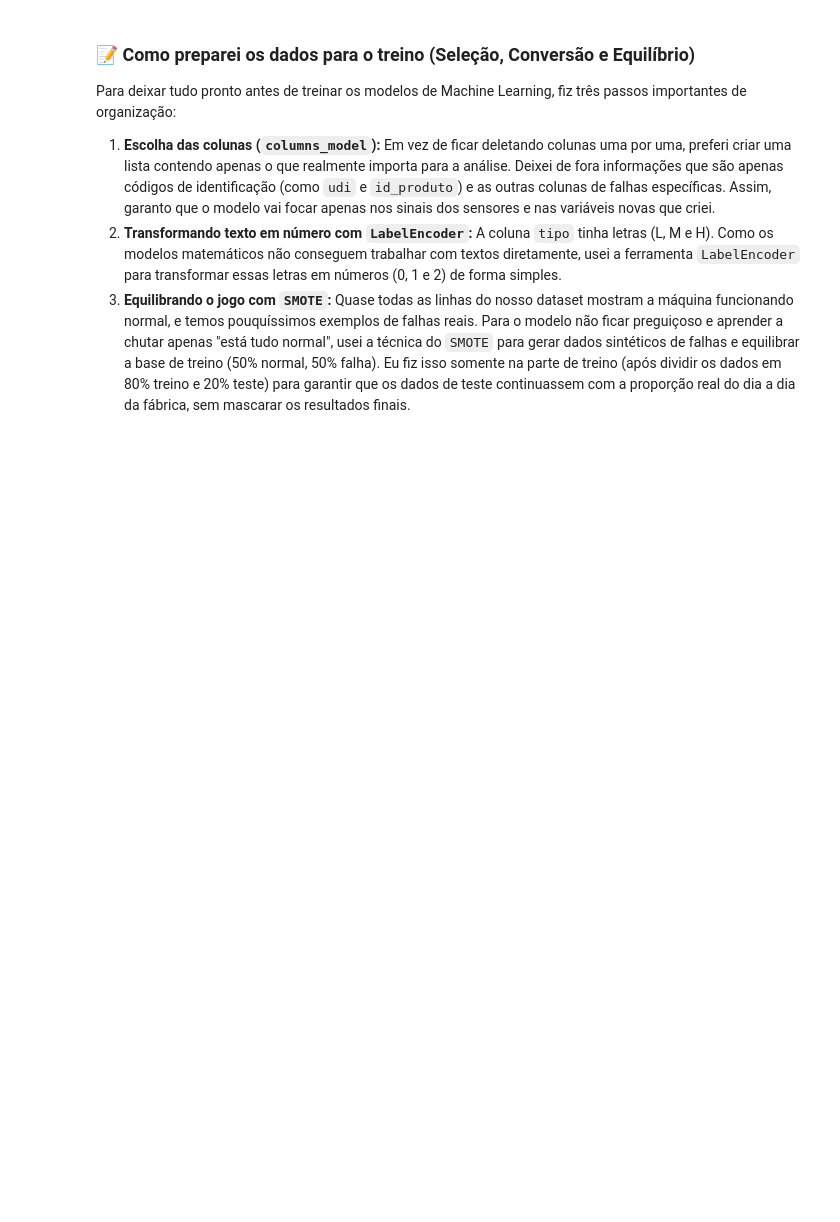
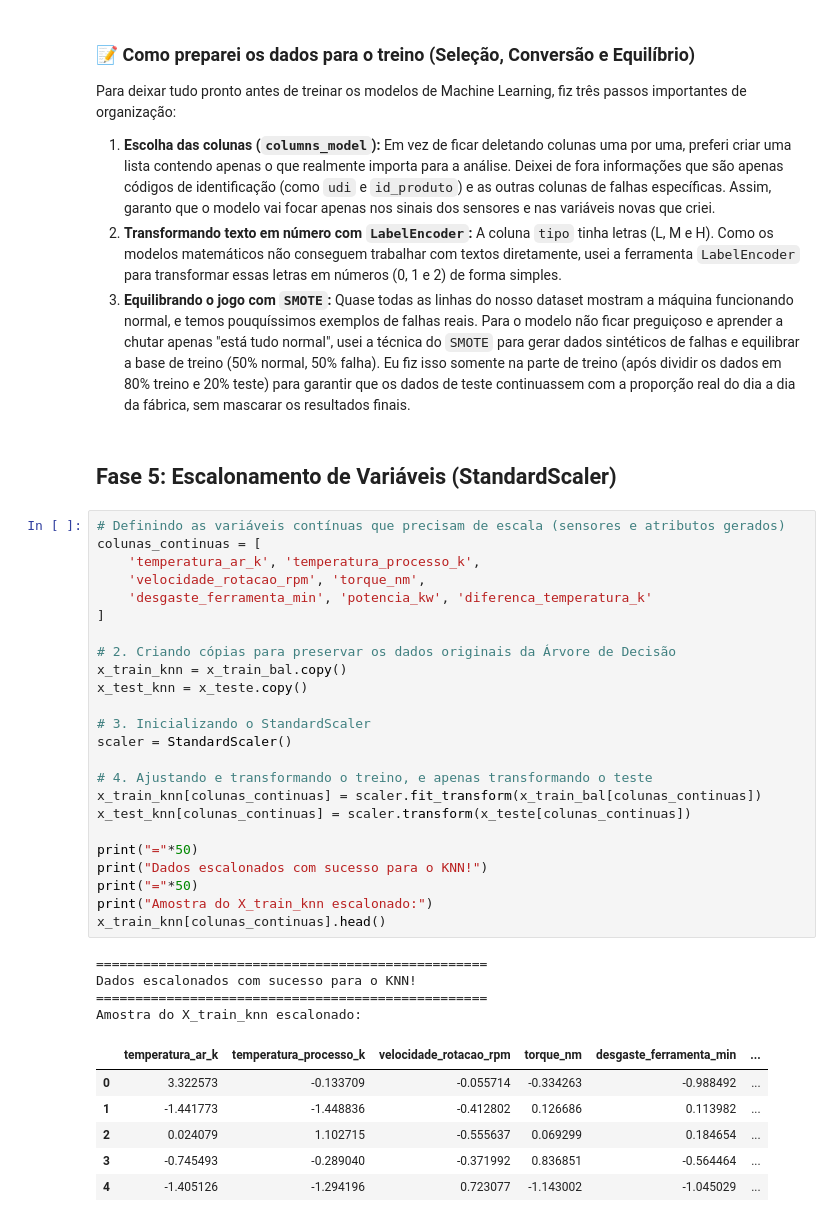
Before and after one commit to susejgo89/projetofinal_M1, a Jupyter notebook: pipeline_preditivo.ipynb, the cells around one changed output. Cells and saved outputs as stored; diff of their text form; blank space fills up the shorter version.

Commit message:
feat: implementa escalonamento seletivo com StandardScaler para o KNN

```diff
--- a/pipeline_preditivo.ipynb
+++ b/pipeline_preditivo.ipynb
@@ -409,3 +415,40 @@ Para deixar tudo pronto antes de treinar os modelos de Machine Learning, fiz tr
 1. **Escolha das colunas (`columns_model`):** Em vez de ficar deletando colunas uma por uma, preferi criar uma lista contendo apenas o que realmente importa para a análise. Deixei de fora informações que são apenas códigos de identificação (como `udi` e `id_produto`) e as outras colunas de falhas específicas. Assim, garanto que o modelo vai focar apenas nos sinais dos sensores e nas variáveis novas que criei.
 2. **Transformando texto em número com `LabelEncoder`:** A coluna `tipo` tinha letras (L, M e H). Como os modelos matemáticos não conseguem trabalhar com textos diretamente, usei a ferramenta `LabelEncoder` para transformar essas letras em números (0, 1 e 2) de forma simples.
 3. **Equilibrando o jogo com `SMOTE`:** Quase todas as linhas do nosso dataset mostram a máquina funcionando normal, e temos pouquíssimos exemplos de falhas reais. Para o modelo não ficar preguiçoso e aprender a chutar apenas "está tudo normal", usei a técnica do `SMOTE` para gerar dados sintéticos de falhas e equilibrar a base de treino (50% normal, 50% falha). Eu fiz isso somente na parte de treino (após dividir os dados em 80% treino e 20% teste) para garantir que os dados de teste continuassem com a proporção real do dia a dia da fábrica, sem mascarar os resultados finais.
+# %% [markdown]
+## Fase 5: Escalonamento de Variáveis (StandardScaler)
+# %%
+# Definindo as variáveis contínuas que precisam de escala (sensores e atributos gerados)
+colunas_continuas = [
+    'temperatura_ar_k', 'temperatura_processo_k',
+    'velocidade_rotacao_rpm', 'torque_nm',
+    'desgaste_ferramenta_min', 'potencia_kw', 'diferenca_temperatura_k'
+]
+
+# 2. Criando cópias para preservar os dados originais da Árvore de Decisão
+x_train_knn = x_train_bal.copy()
+x_test_knn = x_teste.copy()
+
+# 3. Inicializando o StandardScaler
+scaler = StandardScaler()
+
+# 4. Ajustando e transformando o treino, e apenas transformando o teste
+x_train_knn[colunas_continuas] = scaler.fit_transform(x_train_bal[colunas_continuas])
+x_test_knn[colunas_continuas] = scaler.transform(x_teste[colunas_continuas])
+
+print("="*50)
+print("Dados escalonados com sucesso para o KNN!")
+print("="*50)
+print("Amostra do X_train_knn escalonado:")
+x_train_knn[colunas_continuas].head()
+# %% [output]
+==================================================
+Dados escalonados com sucesso para o KNN!
+==================================================
+Amostra do X_train_knn escalonado:
+|  | temperatura_ar_k | temperatura_processo_k | velocidade_rotacao_rpm | torque_nm | desgaste_ferramenta_min | ... |
+| 0 | 3.322573 | -0.133709 | -0.055714 | -0.334263 | -0.988492 | ... |
+| 1 | -1.441773 | -1.448836 | -0.412802 | 0.126686 | 0.113982 | ... |
+| 2 | 0.024079 | 1.102715 | -0.555637 | 0.069299 | 0.184654 | ... |
+| 3 | -0.745493 | -0.289040 | -0.371992 | 0.836851 | -0.564464 | ... |
+| 4 | -1.405126 | -1.294196 | 0.723077 | -1.143002 | -1.045029 | ... |
```
Also changed, not shown: parts of 3 cells of this notebook.
